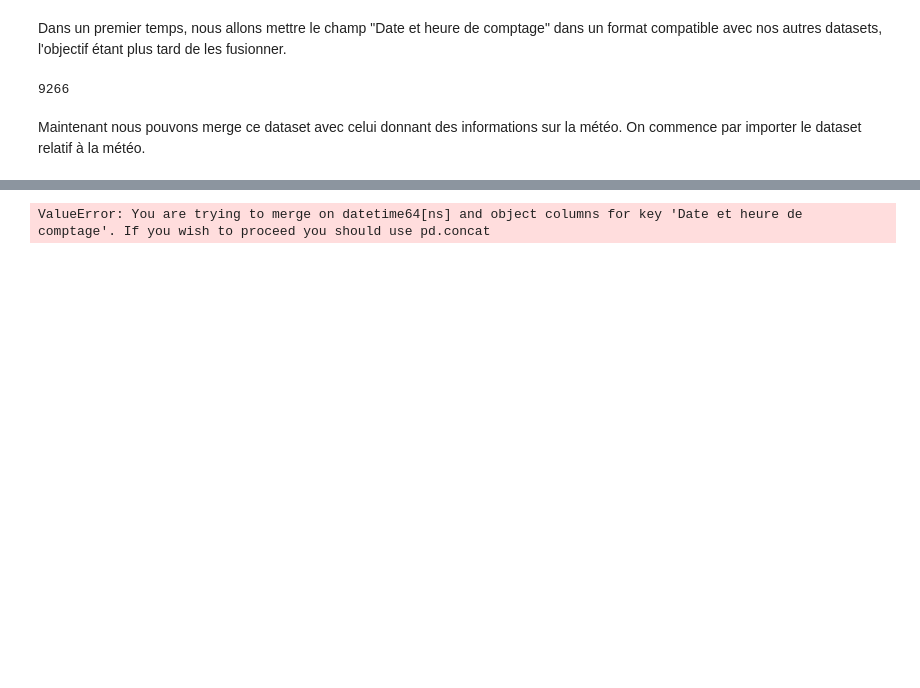
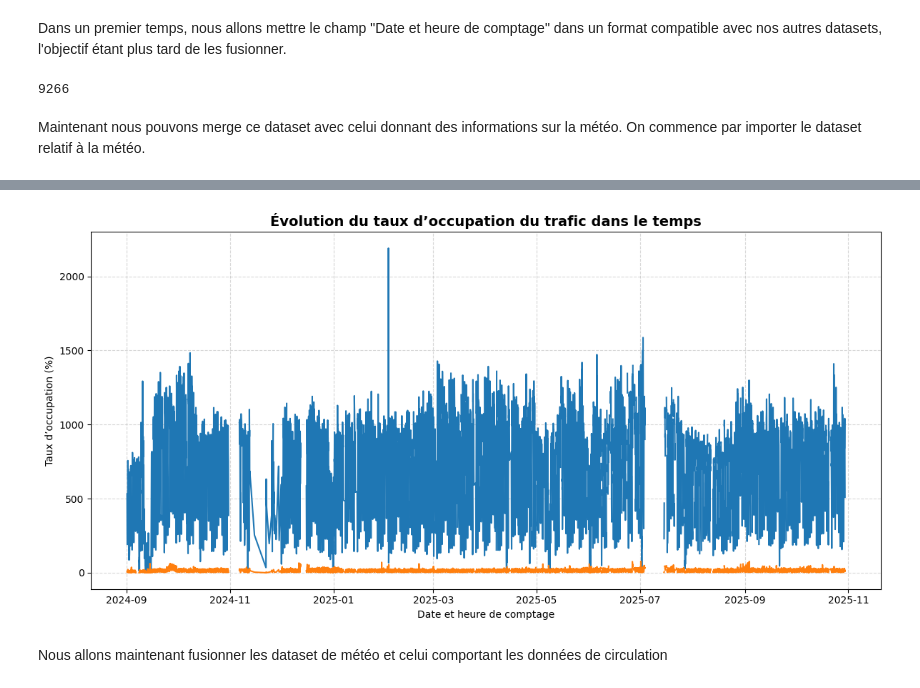
Before and after one commit to fracoo/trafic_prediction, a Jupyter notebook: preprocess.ipynb, the cells around one changed output, grey strips where cells are left out. Saved outputs shown, nothing was run; the diff lists cells and outputs as text; code cells hidden in the pictures; blank space fills up the shorter version.

```diff
--- a/preprocess.ipynb
+++ b/preprocess.ipynb
@@ -63,5 +50,17 @@ memory usage: 751.8+ KB
 # %%
-df_ce_n_meteo = pd.merge(df, meteo, left_on='Date et heure de comptage', right_on='datetime', how='left')
-print(df_ce_n_meteo.head())
+df = df.sort_values('Date et heure de comptage')
+
+
+plt.figure(figsize=(12, 6))
+plt.plot(df['Date et heure de comptage'][int(0*len(df['Date et heure de comptage'])/11) :], df['Débit horaire'][int(0*len(df['Date et heure de comptage'])/11) :], linewidth=1.5, label="débit")
+plt.plot(df['Date et heure de comptage'][int(0*len(df['Date et heure de comptage'])/11) :], df['Taux d\'occupation'][int(0*len(df['Date et heure de comptage'])/11) :], linewidth=1.5, label="taux occ")
+plt.title("Évolution du taux d’occupation du trafic dans le temps", fontsize=14, fontweight='bold')
+plt.xlabel("Date et heure de comptage")
+plt.ylabel("Taux d’occupation (%)")
+plt.grid(True, linestyle='--', alpha=0.5)
+plt.tight_layout()
+plt.show()
 # %% [output]
-ValueError: You are trying to merge on datetime64[ns] and object columns for key 'Date et heure de comptage'. If you wish to proceed you should use pd.concat
+[figure, added]
+# %% [markdown]
+Nous allons maintenant fusionner les dataset de météo et celui comportant les données de circulation
```
Also changed, not shown: parts of 3 cells of this notebook, 18 other files.
